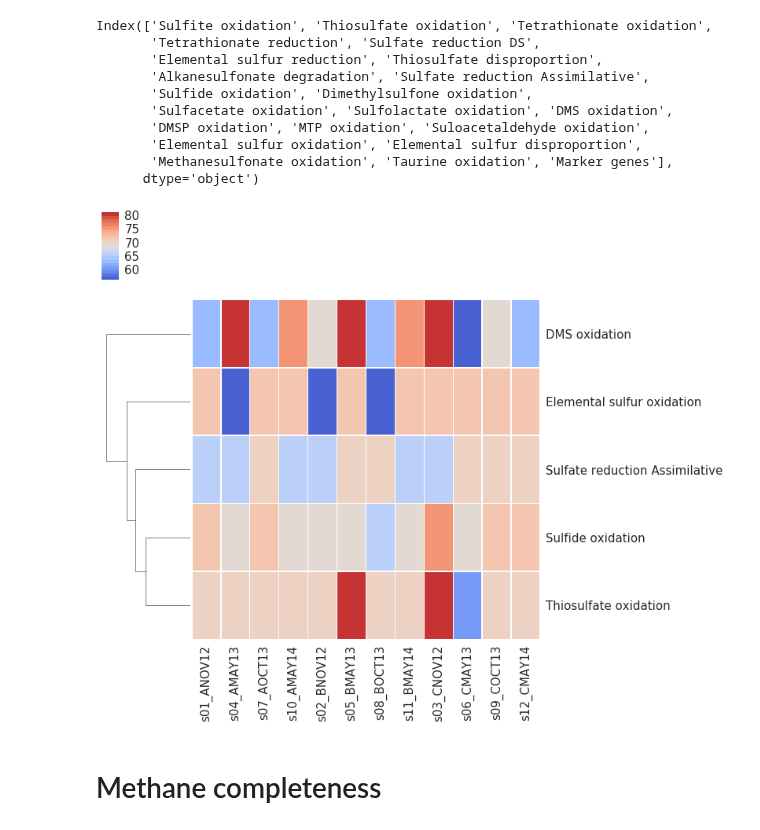
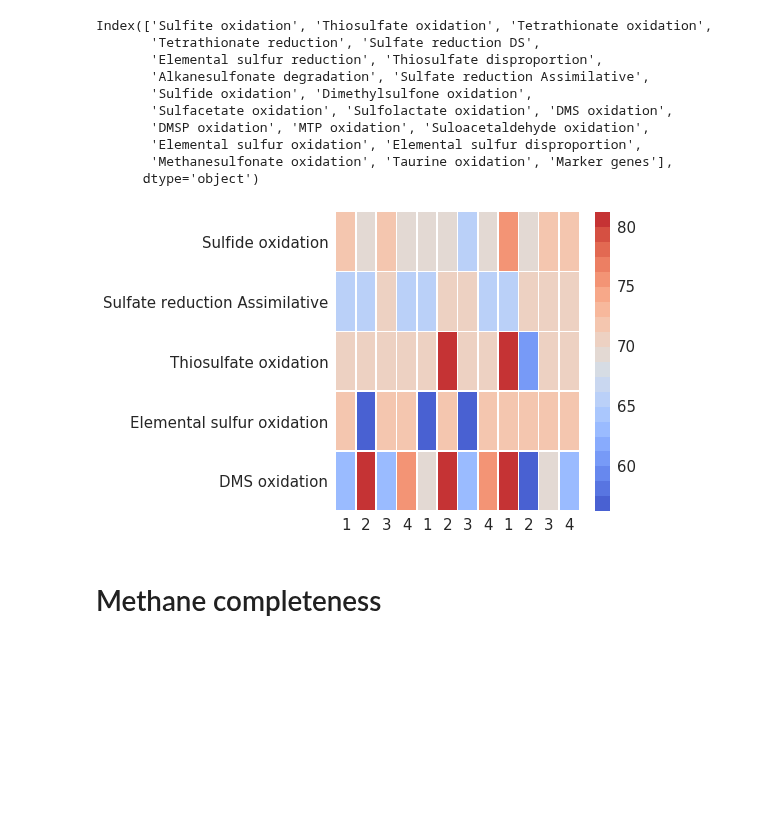
Before and after one commit to valdeanda/Time_series_mats, a Jupyter notebook: scripts/completeness.ipynb, the cells around one changed output. Drawn from its saved outputs; the diff is of its cells as text; code cells hidden in the pictures; blank space fills up the shorter version.

Commit message:
changing completeness figures

```diff
--- a/scripts/completeness.ipynb
+++ b/scripts/completeness.ipynb
@@ -102,13 +102,21 @@ Index(['Sulfite oxidation', 'Thiosulfate oxidation', 'Tetrathionate oxidation',
 # %%
 sulfurplot=sulfurcomp.T[['Sulfide oxidation','Sulfate reduction Assimilative','Thiosulfate oxidation',
              'Elemental sulfur oxidation','DMS oxidation']]
+# %%
+sulfurplot=sulfurplot.T
+# %%
+sulfurplot.columns=['1','2','3','4',
+                   '1','2','3','4',
+                   '1','2','3','4']
 # %%
+fig = plt.figure(figsize=(8, 5))
 sns.set(font_scale=1.5)
-axs = sns.clustermap(sulfurplot.T, col_cluster=False, linewidths=0.6,cmap=sns.color_palette("coolwarm",20))
+#axs = sns.clustermap(sulfurplot.T, col_cluster=False, linewidths=0.6,cmap=sns.color_palette("coolwarm",20))
+ax=sns.heatmap(sulfurplot,linewidths=0.6,cmap=sns.color_palette("coolwarm",20))
 plt.tight_layout()
 plt.savefig("../figures/sulfur.completeness.png", bbox_inches='tight', dpi=600 )
 # %% [output]
-[figure, old version]
+[figure, new version]
 # %% [markdown]
 # Methane completeness
 # %%
```
Also changed, not shown: parts of 8 cells of this notebook.
